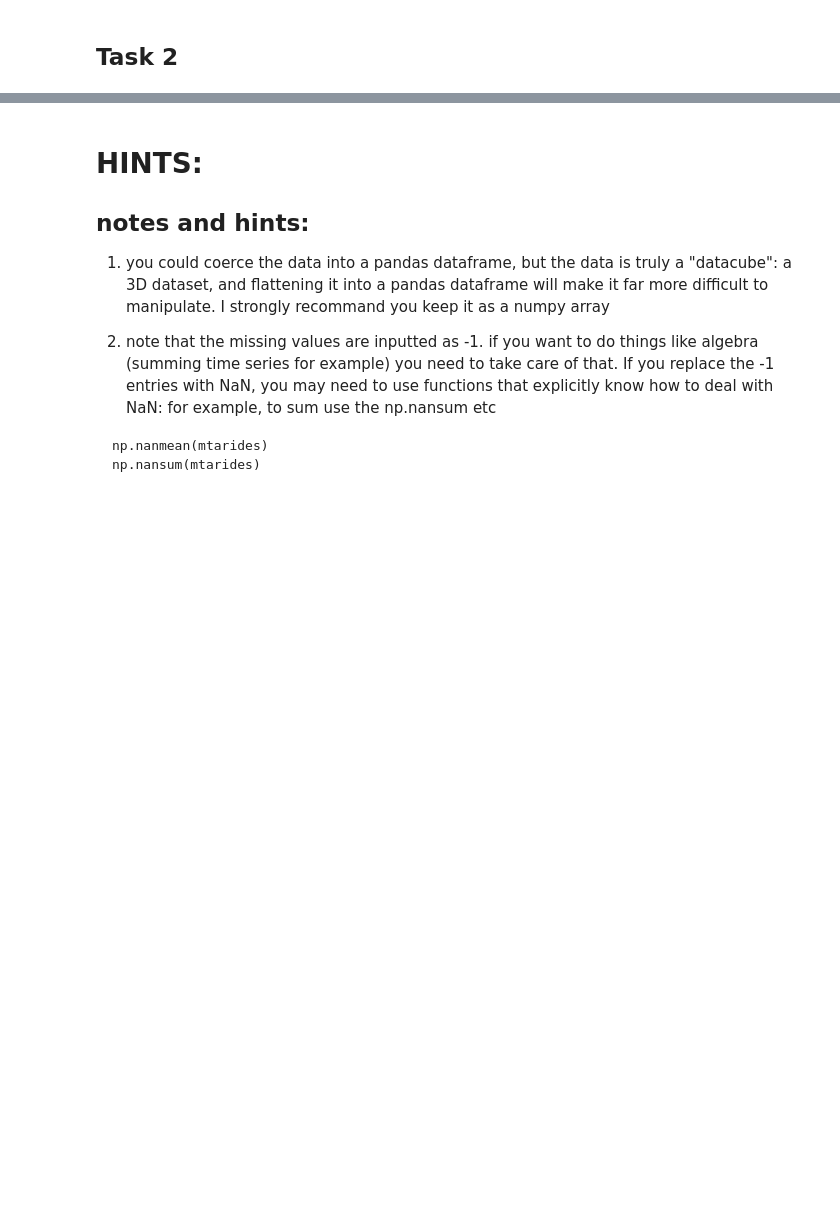
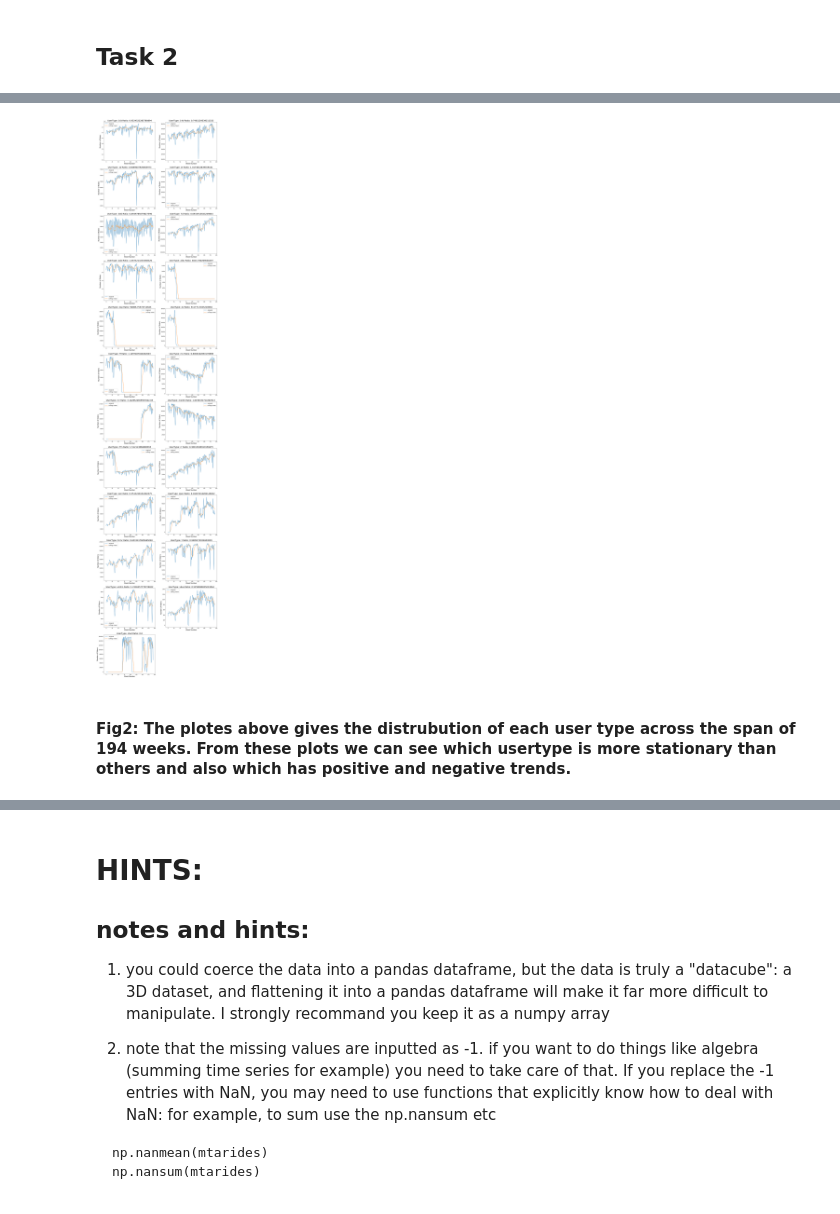
Before and after one commit to gauravcusp/Urban_Informatics_Coding_Assignments, a Jupyter notebook: HW10_gb1877/HW10_gb1877.ipynb, the cells around one changed output, grey strips where cells are left out. Cells and saved outputs as stored; diff of their text form; code cells hidden in the pictures; blank space fills up the shorter version.

```diff
--- a/HW10_gb1877/HW10_gb1877.ipynb
+++ b/HW10_gb1877/HW10_gb1877.ipynb
@@ -110,0 +103,5 @@ datasum = np.nansum(data, axis=1)
+# %%
+## User Types array
+ridetype = np.array(['10t', '14d', '1d', '2t', '30d', '7d', 'ada', 'afas', 'exp','ez',
+            'ff','mc','mr','month','rfm','rr','sen','spec','tcmc','t',
+            'umlim','xbus','stud'])
@@ -158,0 +172,3 @@ pl.plot(alltype, '.-')
+# %%
+## Converting array to df for ease of work
+usertype_df = pd.DataFrame(usertype).T
@@ -158,0 +185,20 @@ pl.plot(alltype, '.-')
+# %%
+##Plotting the aggregated data by usertype individually for each user type along with the computed ratio of
+## first 10 and last 10 weeks ridership
+
+fig = pl.figure(figsize=(20,100))
+ratio=[]
+for i in range(len(usertype_df.columns)):
+    ax = fig.add_subplot(12,2,i+1)
+    usertype_rmean = pd.rolling_mean(usertype_df[i], 10)
+    ax.plot(np.arange(len(usertype_df[i])), usertype_df[i], label="original")
+    ax.plot(np.arange(len(usertype_df[i])), usertype_rmean, label="rolling mean")
+    ratio.append(pd.rolling_mean(usertype_df[i], 10).dropna().head(10).sum() / pd.rolling_mean(usertype_df[i], 10).dropna().tail(10).sum())
+    ax.set_title("UserType: {} Ratio: {}".format(ridetype[i],ratio[i]), fontsize=20)
+    pl.ylabel("Number of Riders", fontsize=15)
+    pl.xlabel("Week Number", fontsize=15)
+    pl.legend(fontsize=13)
+# %% [output]
+[figure, added]
+# %% [markdown]
+#### Fig2: The plotes above gives the distrubution of each user type across the span of 194 weeks. From these plots we can see which usertype is more stationary than others and also which has positive and negative trends.
```
Also changed, not shown: parts of 34 cells of this notebook.
